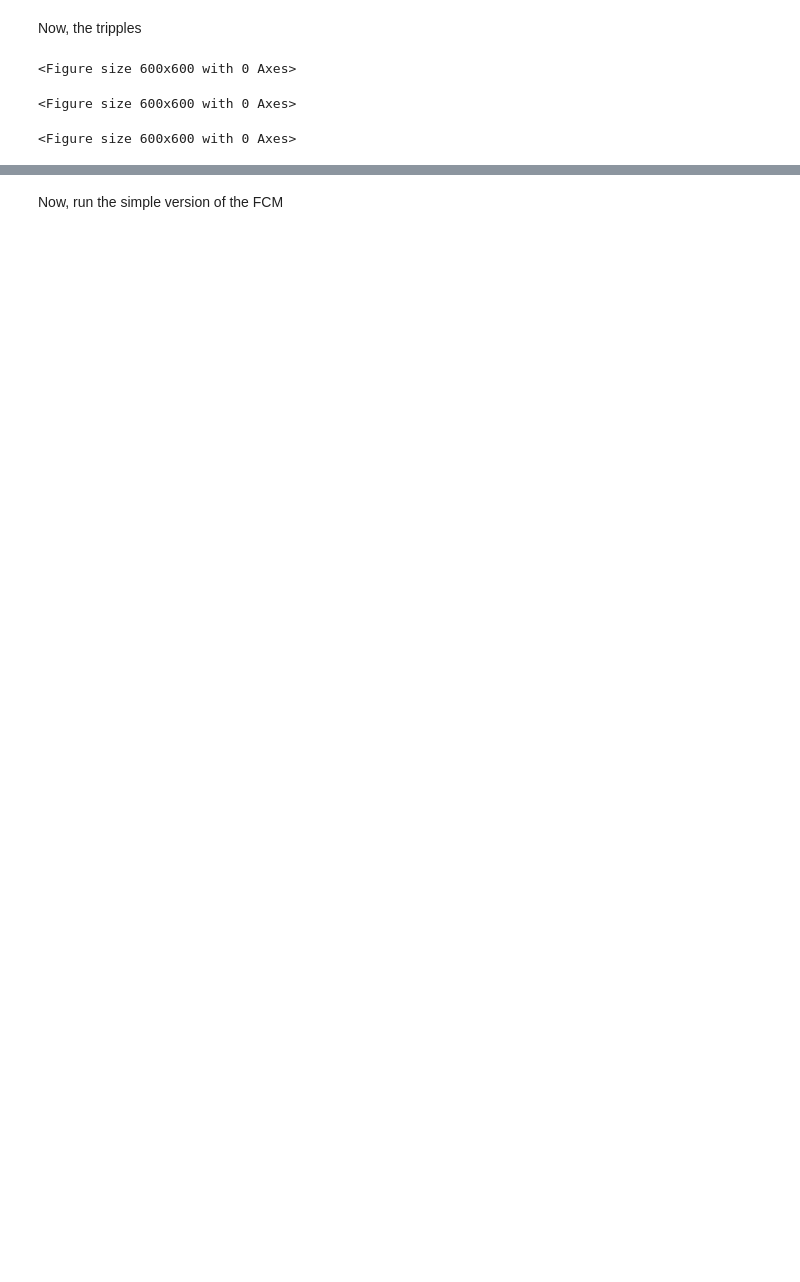
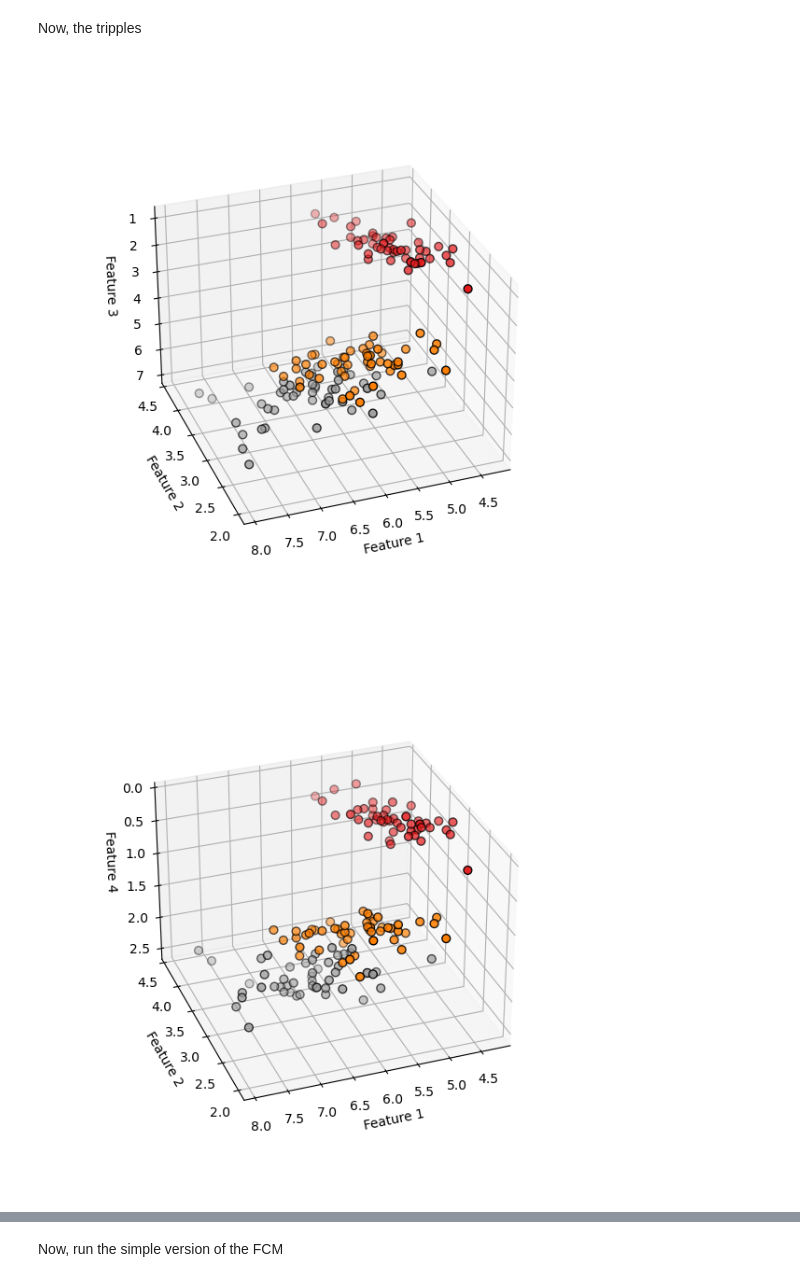
Before and after one commit to RyanWBiao/ComputationalIntelligence2025, a Jupyter notebook: FuzzySets/FCM.ipynb, the cells around one changed output, grey strips where cells are left out. Drawn from its saved outputs; the diff is of its cells as text; code cells hidden in the pictures; blank space fills up the shorter version.

```diff
--- a/FuzzySets/FCM.ipynb
+++ b/FuzzySets/FCM.ipynb
@@ -64,22 +82,62 @@ plt.show()
 # %% [markdown]
 Now, the tripples
 # %%
-# (1,2,3)
-fig = plt.figure(figsize=(6, 6))
-ax = Axes3D(fig, elev=-150, azim=110)
-ax.scatter(iris.data[:,0], iris.data[:,1], iris.data[:,2], c=y, cmap=plt.cm.Set1, edgecolor='k', s=40)
-plt.show()
-# (1,2,4)
-fig = plt.figure(figsize=(6, 6))
-ax = Axes3D(fig, elev=-150, azim=110)
-ax.scatter(iris.data[:,0], iris.data[:,1], iris.data[:,3], c=y, cmap=plt.cm.Set1, edgecolor='k', s=40)
-plt.show()
-# (2,3,4)
-fig = plt.figure(figsize=(6, 6))
-ax = Axes3D(fig, elev=-150, azim=110)
-ax.scatter(iris.data[:,1], iris.data[:,2], iris.data[:,3], c=y, cmap=plt.cm.Set1, edgecolor='k', s=40)
-plt.show()
+# # (1,2,3)
+# fig = plt.figure(figsize=(6, 6))
+# ax = Axes3D(fig, elev=-150, azim=110)
+# ax.scatter(iris.data[:,0], iris.data[:,1], iris.data[:,2], c=y, cmap=plt.cm.Set1, edgecolor='k', s=40)
+# plt.show()
+# # (1,2,4)
+# fig = plt.figure(figsize=(6, 6))
+# ax = Axes3D(fig, elev=-150, azim=110)
+# ax.scatter(iris.data[:,0], iris.data[:,1], iris.data[:,3], c=y, cmap=plt.cm.Set1, edgecolor='k', s=40)
+# plt.show()
+# # (2,3,4)
+# fig = plt.figure(figsize=(6, 6))
+# ax = Axes3D(fig, elev=-150, azim=110)
+# ax.scatter(iris.data[:,1], iris.data[:,2], iris.data[:,3], c=y, cmap=plt.cm.Set1, edgecolor='k', s=40)
+# plt.show()
-# %% [output]
-<Figure size 600x600 with 0 Axes>
-<Figure size 600x600 with 0 Axes>
-<Figure size 600x600 with 0 Axes>
+# %%
+%matplotlib widget
+
+import matplotlib.pyplot as plt
+from mpl_toolkits.mplot3d import Axes3D   # 其实现在可写可不写
+from sklearn.datasets import load_iris
+
+# 载入数据
+iris = load_iris()
+X = iris.data
+y = iris.target
+
+# (1,2,3)
+fig = plt.figure(figsize=(6, 6))
+ax = fig.add_subplot(111, projection='3d')
+ax.view_init(elev=-150, azim=110)
+ax.scatter(X[:, 0], X[:, 1], X[:, 2], c=y, cmap=plt.cm.Set1, edgecolor='k', s=40) # c=y means the color = y values(labels)
+ax.set_xlabel("Feature 1")
+ax.set_ylabel("Feature 2")
+ax.set_zlabel("Feature 3")
+plt.show()
+
+# (1,2,4)
+fig = plt.figure(figsize=(6, 6))
+ax = fig.add_subplot(111, projection='3d')
+ax.view_init(elev=-150, azim=110)
+ax.scatter(X[:, 0], X[:, 1], X[:, 3], c=y, cmap=plt.cm.Set1, edgecolor='k', s=40)
+ax.set_xlabel("Feature 1")
+ax.set_ylabel("Feature 2")
+ax.set_zlabel("Feature 4")
+plt.show()
+
+# (2,3,4)
+fig = plt.figure(figsize=(6, 6))
+ax = fig.add_subplot(111, projection='3d')
+ax.view_init(elev=-150, azim=110)
+ax.scatter(X[:, 1], X[:, 2], X[:, 3], c=y, cmap=plt.cm.Set1, edgecolor='k', s=40)
+ax.set_xlabel("Feature 2")
+ax.set_ylabel("Feature 3")
+ax.set_zlabel("Feature 4")
+plt.show()
+# %% [output]
+[figure, added]
+[figure, added]
```
Also changed, not shown: parts of 11 cells of this notebook, 1 other file.
